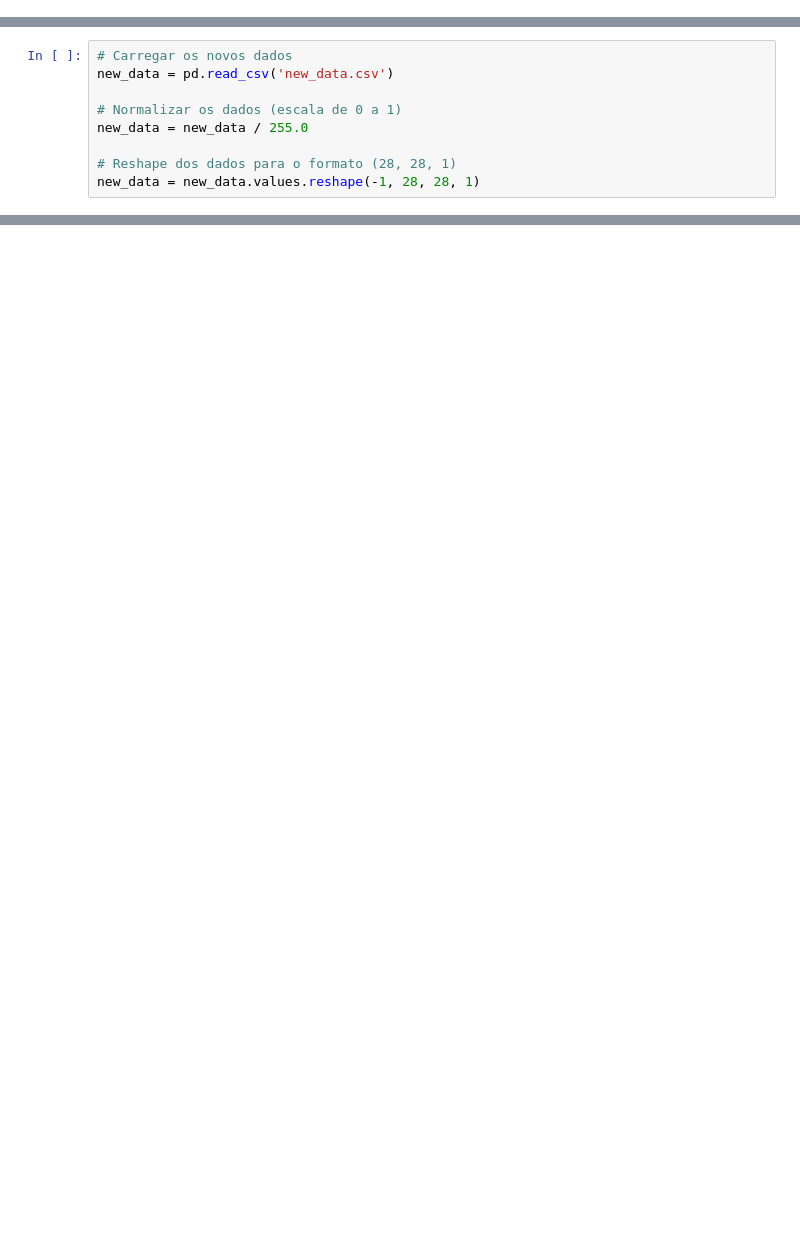
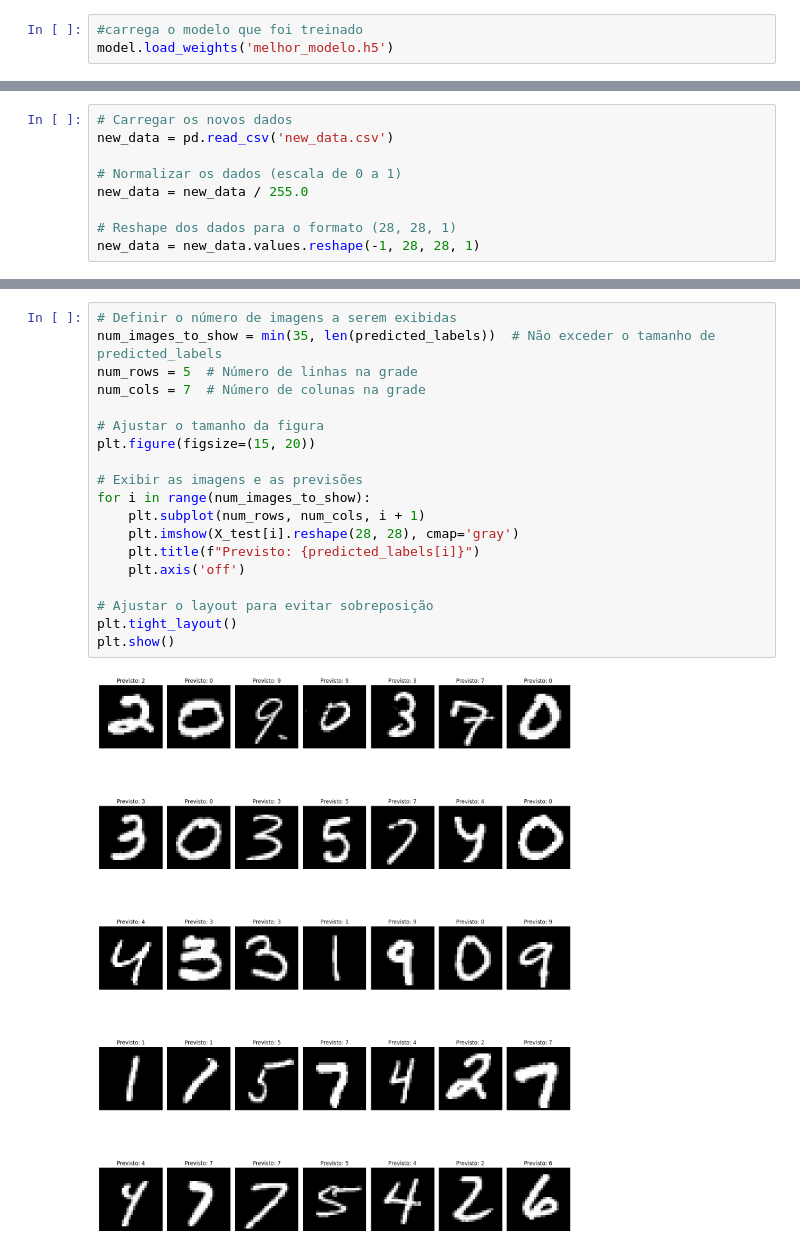
Before and after one commit to luizcaixeta/digit-recognizer, a Jupyter notebook: digit_recognizer.ipynb, the cells around one changed output, grey strips where cells are left out. Drawn from its saved outputs; the diff is of its cells as text; blank space fills up the shorter version.

```diff
--- a/digit_recognizer.ipynb
+++ b/digit_recognizer.ipynb
@@ -162,0 +156,3 @@ print(tf.__version__)
+# %%
+#carrega o modelo que foi treinado
+model.load_weights('melhor_modelo.h5')
@@ -200,3 +208,24 @@ Labels preditos: [2 0 9 9 3 7 0 3 0 3]
+# %%
+# Definir o número de imagens a serem exibidas
+num_images_to_show = min(35, len(predicted_labels))  # Não exceder o tamanho de predicted_labels
+num_rows = 5  # Número de linhas na grade
+num_cols = 7  # Número de colunas na grade
+
+# Ajustar o tamanho da figura
+plt.figure(figsize=(15, 20))
+
+# Exibir as imagens e as previsões
+for i in range(num_images_to_show):
+    plt.subplot(num_rows, num_cols, i + 1)
+    plt.imshow(X_test[i].reshape(28, 28), cmap='gray')
+    plt.title(f"Previsto: {predicted_labels[i]}")
+    plt.axis('off')
+
+# Ajustar o layout para evitar sobreposição
+plt.tight_layout()
+plt.show()
+# %% [output]
+[figure, added]
 # %%
 import numpy as np
 import pandas as pd
```
Also changed, not shown: parts of 23 cells of this notebook, 6 other files.
